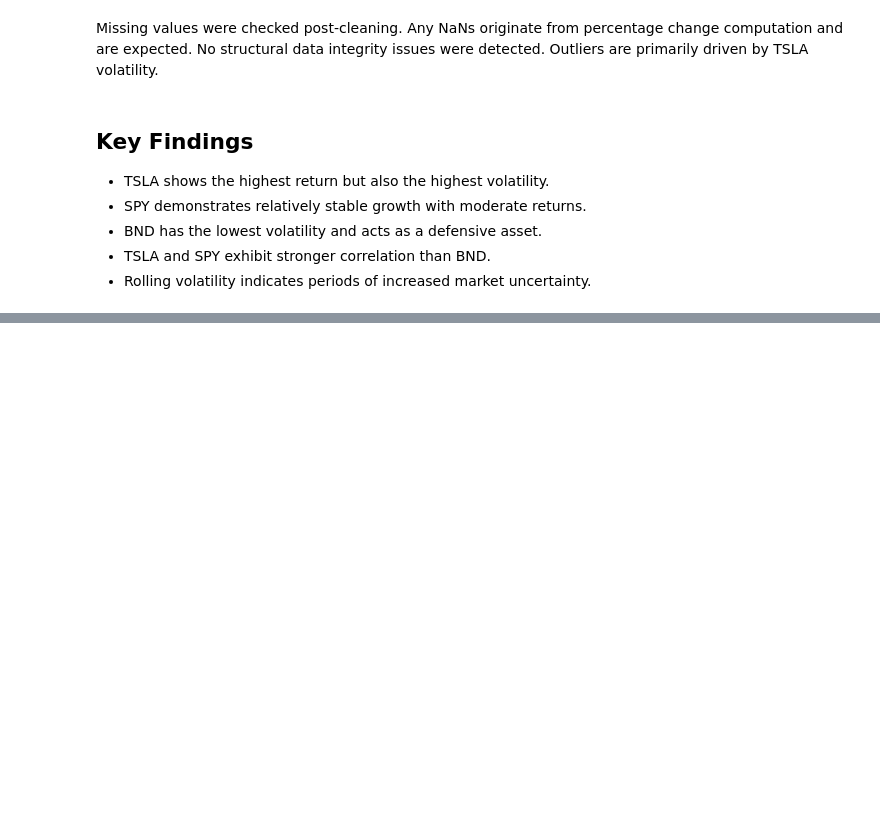
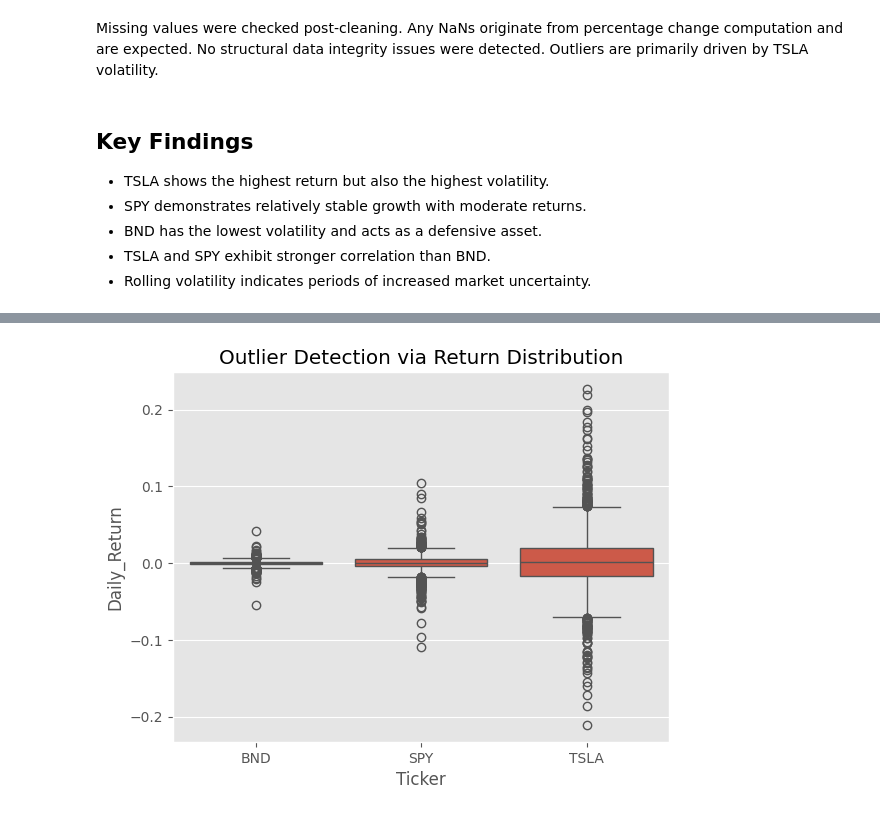
Before and after one commit to redietwogayehu/portfolio-optimization, a Jupyter notebook: notebooks/03_eda.ipynb, the cells around one changed output, grey strips where cells are left out. Cells and saved outputs as stored; diff of their text form; code cells hidden in the pictures; blank space fills up the shorter version.

```diff
--- a/notebooks/03_eda.ipynb
+++ b/notebooks/03_eda.ipynb
@@ -402,0 +435,6 @@ Missing values were checked post-cleaning. Any NaNs originate from percentage ch
+# %%
+sns.boxplot(x="Ticker", y="Daily_Return", data=df)
+plt.title("Outlier Detection via Return Distribution")
+plt.show()
+# %% [output]
+[figure, added]
```
Also changed, not shown: parts of 4 cells of this notebook, 6 other files.
